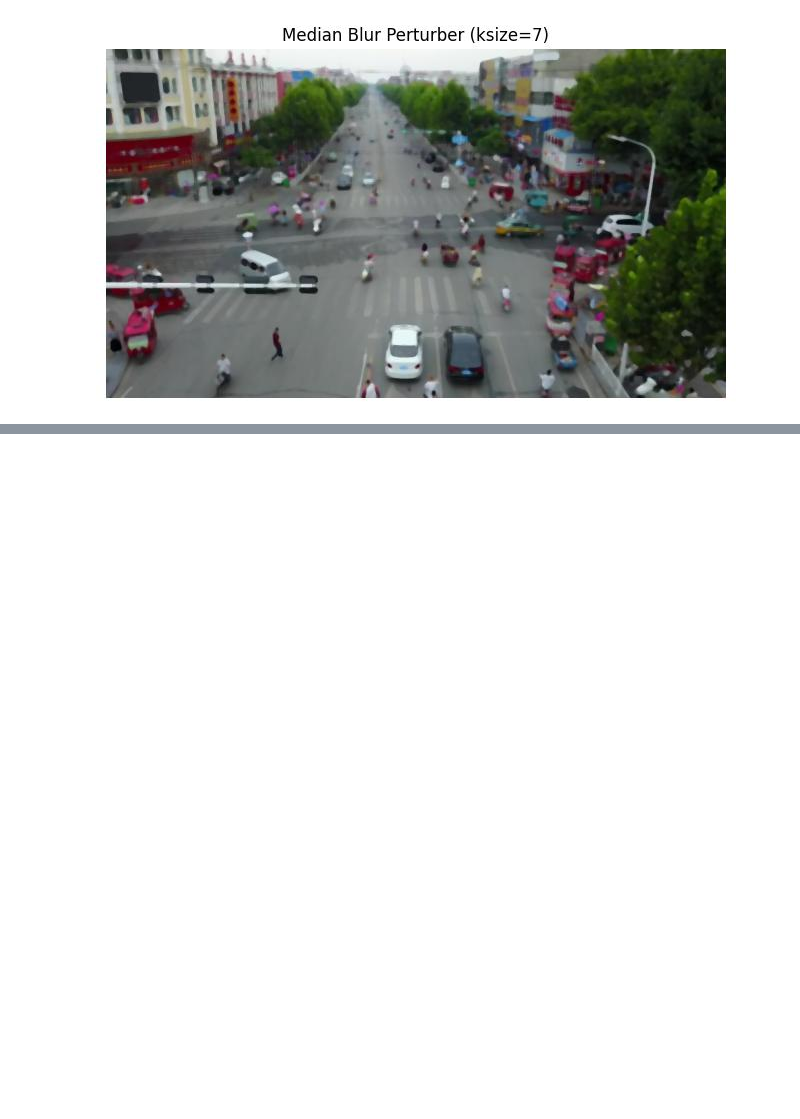
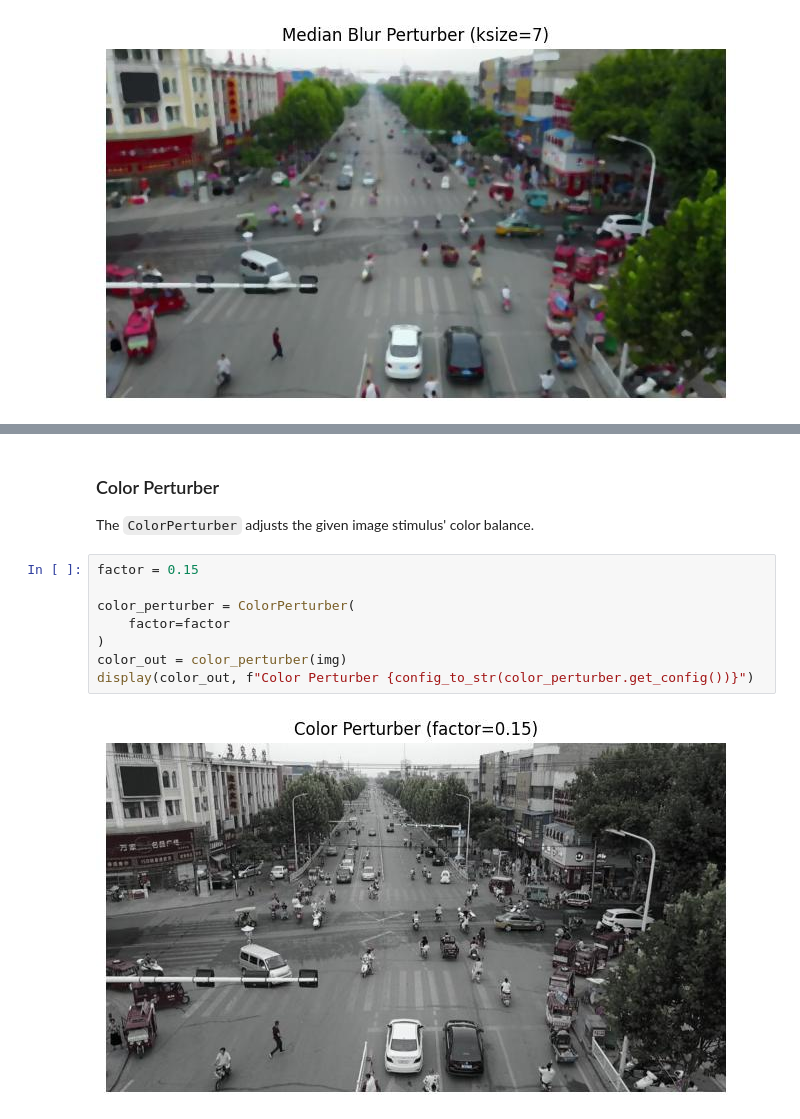
Before and after one commit to Kitware/nrtk, a Jupyter notebook: examples/perturbers.ipynb, the cells around one changed output, grey strips where cells are left out. Cells and saved outputs as stored; diff of their text form; blank space fills up the shorter version.

```diff
--- a/examples/perturbers.ipynb
+++ b/examples/perturbers.ipynb
@@ -250,0 +280,14 @@ display(median_blur_out, f"Median Blur Perturber {config_to_str(median_blur_pert
+# %% [markdown]
+### Color Perturber <a name="color-perturber"></a>
+
+The `ColorPerturber` adjusts the given image stimulus' color balance.
+# %%
+factor = 0.15
+
+color_perturber = ColorPerturber(
+    factor=factor
+)
+color_out = color_perturber(img)
+display(color_out, f"Color Perturber {config_to_str(color_perturber.get_config())}")
+# %% [output]
+[figure, added]
```
Also changed, not shown: parts of 9 cells of this notebook, 8 other files.
